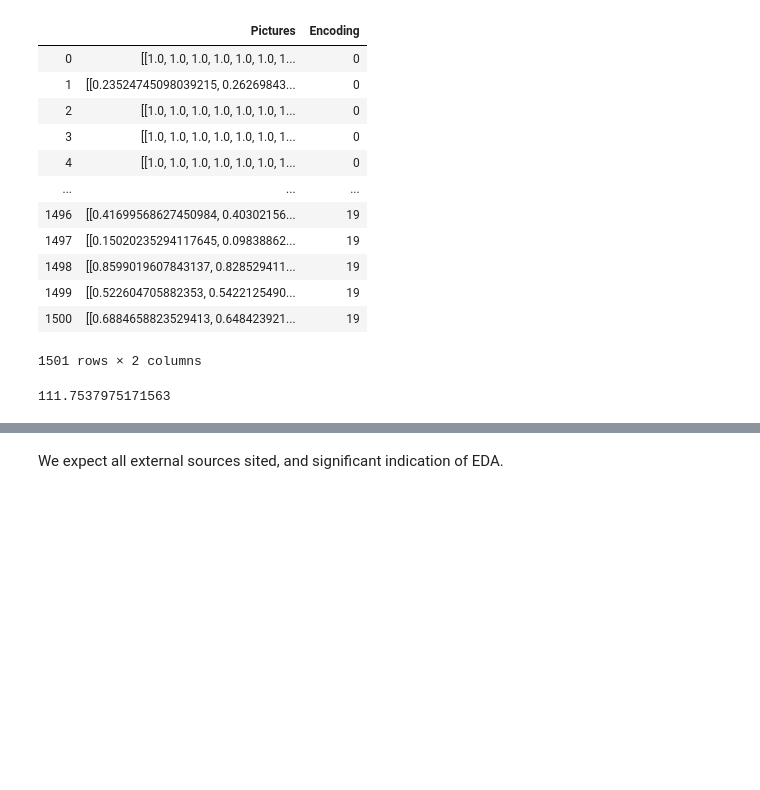
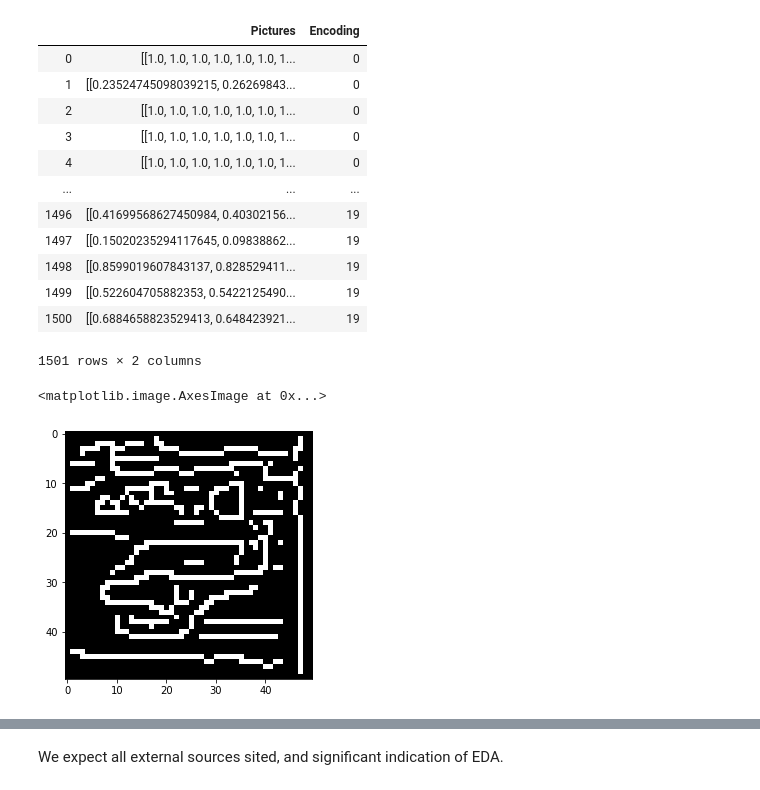
Before and after one commit to WesleyDeng1016/imageclassification, a Jupyter notebook: final_project/GradProject_NB2.ipynb, the cells around one changed output, grey strips where cells are left out. Drawn from its saved outputs; the diff is of its cells as text; code cells hidden in the pictures; blank space fills up the shorter version.

```diff
--- a/final_project/GradProject_NB2.ipynb
+++ b/final_project/GradProject_NB2.ipynb
@@ -144,7 +176,10 @@ starting_data_g
 | 1500 | [[0.6884658823529413, 0.648423921... | 19 |
 1501 rows × 2 columns
 # %%
-samples=starting_data['Pictures'][0]
-ft4(samples)
+samples=starting_data_g['Pictures'][1]
+end=ft12(samples)
-# %% [output]
-111.7537975171563
+# %%
+io.imshow(end)
+# %% [output]
+<matplotlib.image.AxesImage at 0x...>
+[figure, added]
```
Also changed, not shown: parts of 9 cells of this notebook.
